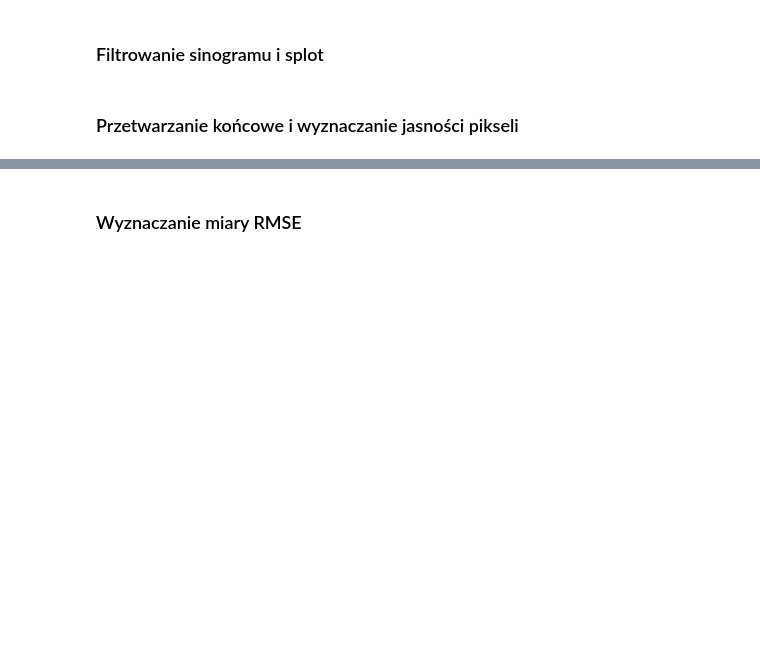
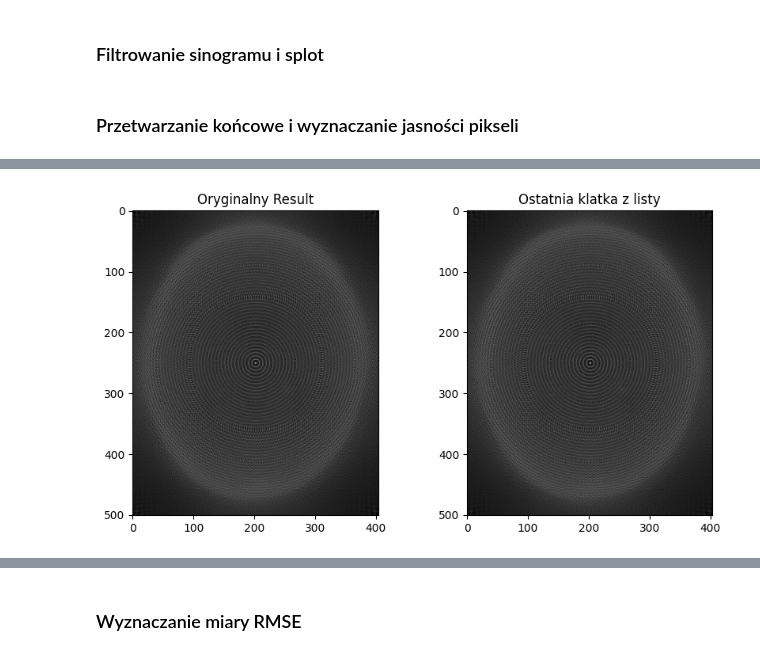
Before and after one commit to viatrix17/Symulacja-Tomografu, a Jupyter notebook: symulacja_tomografu.ipynb, the cells around one changed output, grey strips where cells are left out. Saved outputs shown, nothing was run; the diff lists cells and outputs as text; code cells hidden in the pictures; blank space fills up the shorter version.

Commit message:
interactive output image added

```diff
--- a/symulacja_tomografu.ipynb
+++ b/symulacja_tomografu.ipynb
@@ -306,15 +307,17 @@ plt.imshow(result,cmap=plt.cm.Greys_r)
 # %%
-fig, (ax1, ax2) = plt.subplots(1, 2, figsize=(10, 5))
+# fig, (ax1, ax2) = plt.subplots(1, 2, figsize=(10, 5))
 
-# Pobierz wspólne max, żeby skala była identyczna
-v_max = np.max(result)
+# # Pobierz wspólne max, żeby skala była identyczna
+# v_max = np.max(result)
 
-ax1.imshow(result, cmap=plt.cm.Greys_r, vmin=0, vmax=v_max)
-ax1.set_title("Oryginalny Result")
+# ax1.imshow(result, cmap=plt.cm.Greys_r, vmin=0, vmax=v_max)
+# ax1.set_title("Oryginalny Result")
 
-ax2.imshow(result_interactive[-1], cmap=plt.cm.Greys_r, vmin=0, vmax=v_max)
-ax2.set_title("Ostatnia klatka z listy")
+# ax2.imshow(result_interactive[-1], cmap=plt.cm.Greys_r, vmin=0, vmax=v_max)
+# ax2.set_title("Ostatnia klatka z listy")
 
-plt.show()
+# plt.show()
+# %% [output]
+[figure, added]
 # %%
 interactive_plot(result_interactive, width=3, height=3.75, result=True, v_min=0, v_max=np.max(result)) # (start, stop, krok)
```
Also changed, not shown: parts of 4 cells of this notebook.
